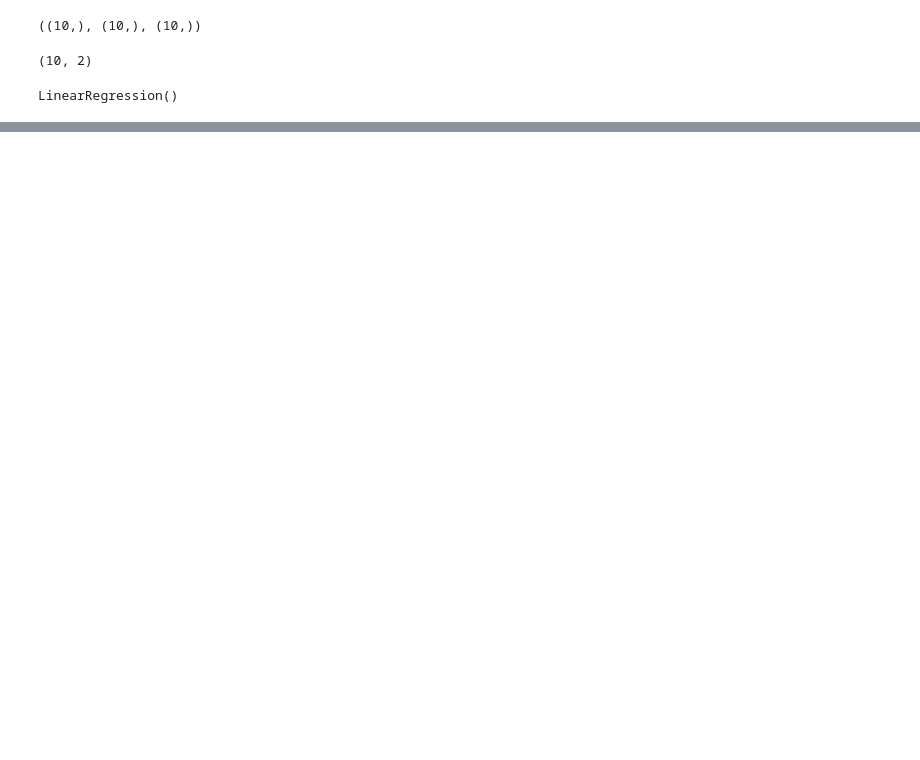
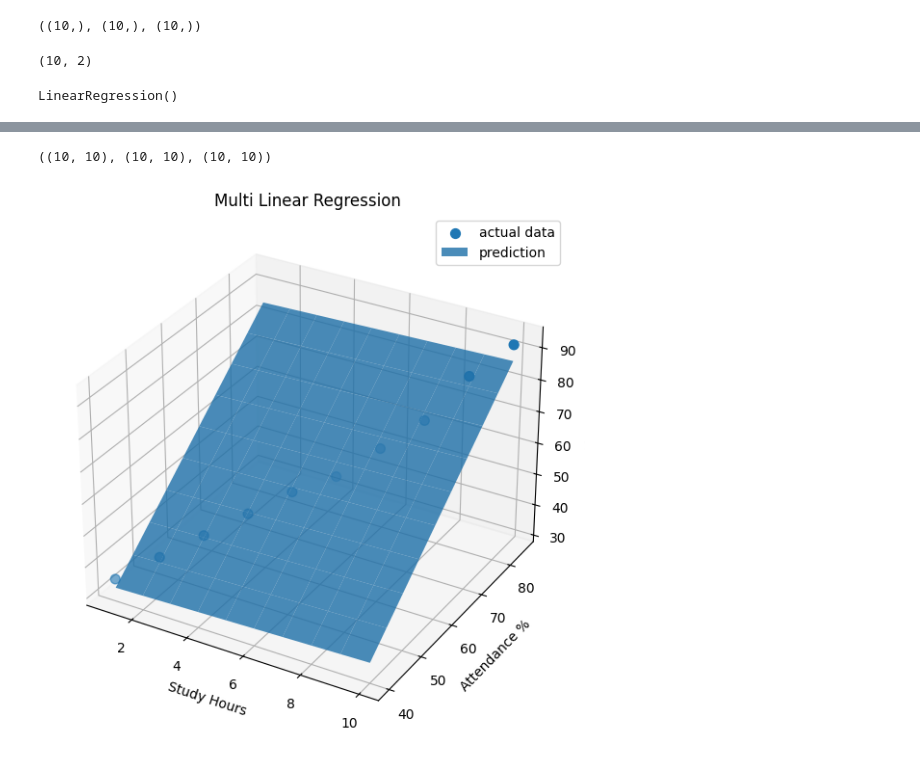
Before and after one commit to 34-anish/Data-Science, a Jupyter notebook: class_june_02.ipynb, the cells around one changed output, grey strips where cells are left out. Cells and saved outputs as stored; diff of their text form; code cells hidden in the pictures; blank space fills up the shorter version.

Commit message:
Graph added

```diff
--- a/class_june_02.ipynb
+++ b/class_june_02.ipynb
@@ -2,7 +2,7 @@
 # How will we do regression for multiple features?
 # %%
 import numpy as np
-x1 =np.array([1,2,3,4,5,6,7,8,9,19])
+x1 =np.array([1,2,3,4,5,6,7,8,9,10])
 x2 = np.array([40,45,50,55,60,65,70,75,80,85])
 y = np.array([35,40,45,50,55,58,65,72,84,92])
 
@@ -30,0 +37,5 @@ m,b
+# %%
+x1_grid , x2_grid = np.meshgrid(x1,x2)
+y_grid = model.predict(np.column_stack([x1_grid.ravel(),x2_grid.ravel()]))
+y_grid = y_grid.reshape(x1_grid.shape)
+y_grid
@@ -30,0 +63,18 @@ m,b
+# %%
+x1_grid.shape,x2_grid.shape,y_grid.shape
+# %% [output]
+((10, 10), (10, 10), (10, 10))
+# %%
+import matplotlib.pyplot as plt
+fig = plt.figure(figsize=(10,7))
+ax = fig.add_subplot(111,projection="3d")
+ax.scatter(x1,x2,y,label ="actual data",s=50)
+ax.plot_surface(x1_grid,x2_grid,y_grid,alpha=0.8, label="prediction")
+ax.set_xlabel("Study Hours")
+ax.set_ylabel("Attendance %")
+ax.set_zlabel("Marks")
+ax.set_title("Multi Linear Regression")
+ax.legend()
+plt.show()
+# %% [output]
+[figure, added]
```
Also changed, not shown: parts of 5 cells of this notebook.
